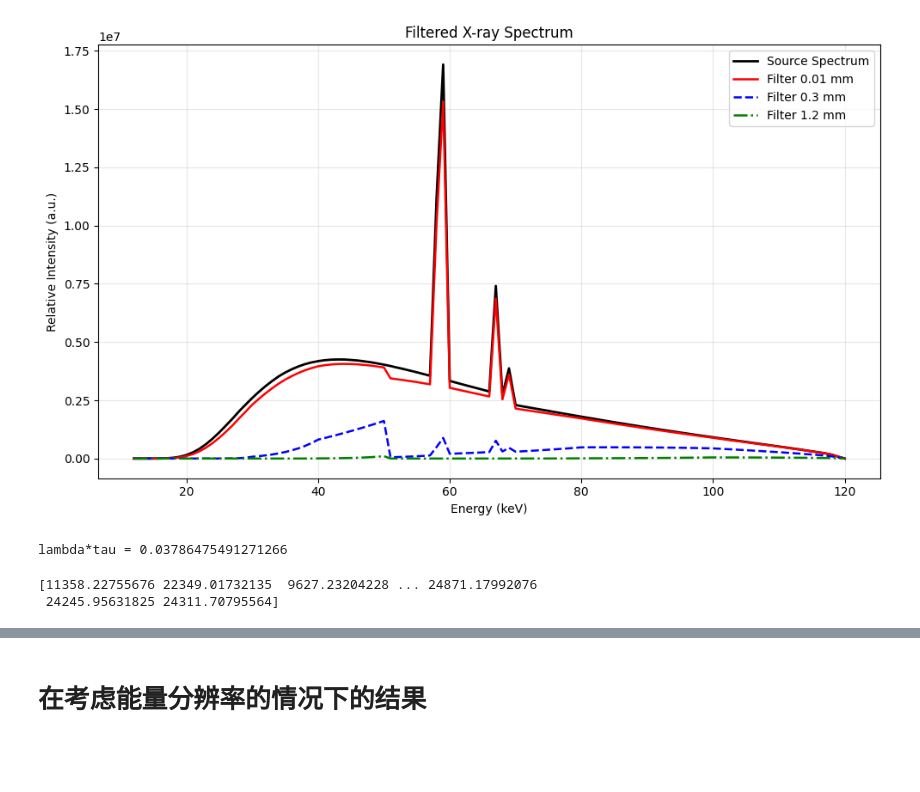
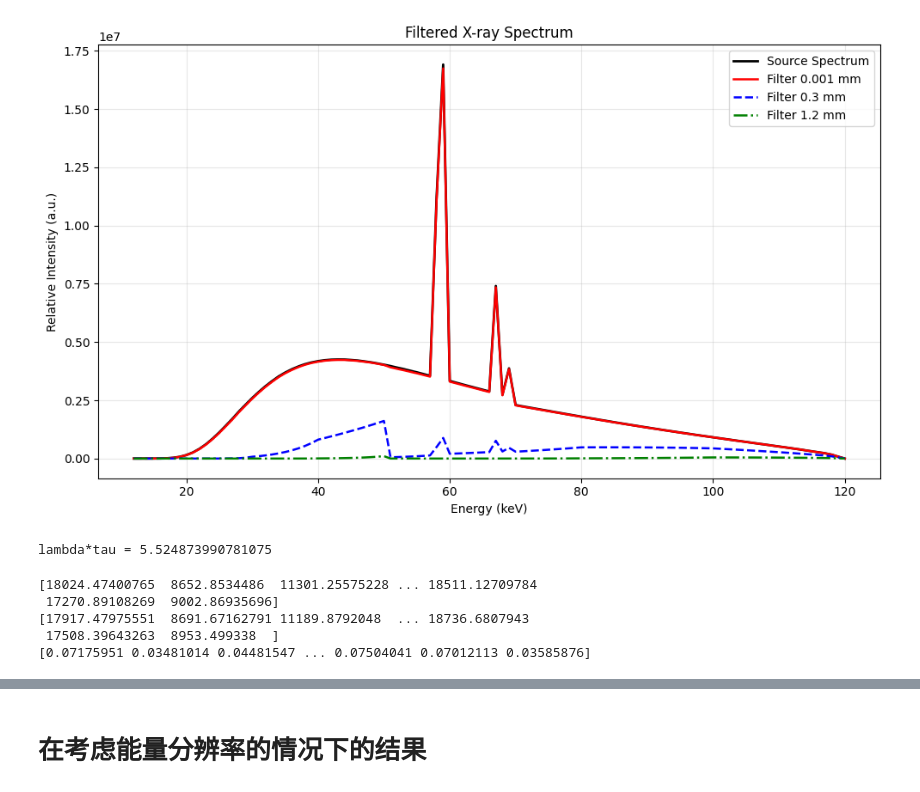
Before and after one commit to lifei-china/PhotonDetector, a Jupyter notebook: poisson_signal_generator.ipynb, the cells around one changed output, grey strips where cells are left out. Cells and saved outputs as stored; diff of their text form; code cells hidden in the pictures; blank space fills up the shorter version.

```diff
--- a/poisson_signal_generator.ipynb
+++ b/poisson_signal_generator.ipynb
@@ -49,37 +49,37 @@
 # %%
 import numpy as np
 import matplotlib.pyplot as plt
 from poisson_signal_generator_utils import generate_signal, build_energy_bins_and_pdf, compute_filtered_spectrum
 
 ## 待做：找一找 asci 本底噪声电子噪声的信号波形，来做模拟
 
 # 参数列表：
         #   density_Ce = 6.77
         #   density_Gd = 7.90
         #   density_W  = 19.3
         #   density_Pb = 11.34
         #   density_Al = 2.70
 
 # 1) 读取理论光谱文件,
 
 # data = np.loadtxt('spectrum_file/spek_120.txt',
 #                   skiprows=1)     # skiprows=1，跳过第一行
 # energies = data[:,0]              # 能量点，单位 keV
 # values   = data[:,1]              # 对应归一化强度 N[keV cm^2 mAs]^-1 @ 1 meter
 
 density_Gd = 7.90
 energies, Phi_in, Phi_out_list = compute_filtered_spectrum(
     spek_path="spectrum_file/spek_120.txt",
     xcom_filter_path="spectrum_file/Gd_mu_over_rho.csv",
     density= density_Gd,
-    thickness_mm_list=[0.01, 0.3, 1.20],
+    thickness_mm_list=[0.001, 0.3, 1.20],
     plot=True
 )
 # %% [output]
-[figure, old version]
+[figure, new version]
 # %%
 # 1) 读取所需光谱
-values = Phi_out_list[2]
+values = Phi_out_list[0]
 bins, pdf, dE = build_energy_bins_and_pdf(energies,
                                           values) # 构建坐标轴 计算入射计数率 λ（counts/s）# ---------- 用中心能量构造“边界” -> 保证 bins 长度 = N+1, pdf 长度 = N ----------
 
@@ -95,15 +95,19 @@ pixel_length_cm = pixel_length * 100.0            # [cm]
 
 # 2-1) 光子信号在芯片上的假设参数
 pulse   = 15e-9                 # 信号脉宽 15ns      [s]
-W_eV = 4.4                      # CdTe 1eV 产生一对电子 [eV/pair]
+W_eV = 4.5                      # CdTe 1eV 产生一对电子 [eV/pair]
 g_mat = 1000.0 / W_eV           # ~ 227 e-h pairs per keV
 
 # 3） 芯片参数设置
 delta_t = 1e-9                    # 采样帧频率 1ns     [s]
 integral_time = 400e-6             # 信号积分时间 400us [s]
-Capacitance = 40e-15            # 典型的 CdTe/CZT PCD 前端电容量级 [F]
+# Capacitance = 40e-15            # 典型的 CdTe/CZT PCD 前端电容量级 [F]
+Capacitance = 40e-15           # 典型的 CdTe/CZT PCD 前端电容量级 [F]
 gain = 1.1764/g_mat
 offset  = 43.35                 # (1.1764,43.35) 来自TSPZ157B0007 pixel_0_1
+noise_ENC_BLRoff = 330                 # Equivalent Noise Charge 芯片上的等效噪声电荷数
+noise_ENC_BLRon_LowRange   = 350
+noise_ENC_BLRon_HighRange  = 390
 
 # 4) 计算参数
 A_cm2  = pixel_length_cm**2    # m->cm，面积用 cm^2
@@ -111,14 +115,14 @@ photon_rate = np.sum(values * dE * I_mA * (1.0/r_m)**2 * A_cm2)   # 射线源的
 
 print("lambda*tau =", photon_rate * pulse)  # 无量纲
 # %% [output]
-lambda*tau = 0.03786475491271266
+lambda*tau = 5.524873990781075
 # %%
 from poisson_signal_generator_utils import make_threshold_grid_from_energy, spectrum_from_signal
 from poisson_signal_generator_utils import plot_signals_over_time, plot_signals_grid
 
 # -------- 固定全局阈值轴（重要！）--------
 
-thr_grid = make_threshold_grid_from_energy(bins, gain=gain, n_thr=256)
+thr_grid = make_threshold_grid_from_energy(bins, gain=1, n_thr=256)
 
 # 5） 根据 归一化的 谱，产生时间信号
 n_runs = 1   # 重复次数
@@ -128,10 +132,11 @@ signals = []  # 存每次生成的波形
 
 for _ in range(n_runs):
     t, sig, times, amps = generate_signal(bins, pdf, photon_rate,
-                                      integral_time * 5,
+                                      integral_time ,
                                       pulse,     # 脉宽
                                       delta_t,              # 1ns
                                       g_mat = g_mat,
+                                      noise_ENC = noise_ENC_BLRoff,
                                       Cf = Capacitance,
                                       pulse_shape='gauss'
                                       )
@@ -148,8 +153,11 @@ differential_avg = np.mean(differentials, axis=0)
 
 # plot_signals_grid(t, signals, max_plot=4, zoom=(5.0, 5.2))
 # %% [output]
-[11358.22755676 22349.01732135  9627.23204228 ... 24871.17992076
- 24245.95631825 24311.70795564]
+[18024.47400765  8652.8534486  11301.25575228 ... 18511.12709784
+ 17270.89108269  9002.86935696]
+[17917.47975551  8691.67162791 11189.8792048  ... 18736.6807943
+ 17508.39643263  8953.499338  ]
+[0.07175951 0.03481014 0.04481547 ... 0.07504041 0.07012113 0.03585876]
 # %%
 
 plot_signals_over_time(t, signals, max_plot=5, zoom=(5.0, 5.2))
```
Also changed, not shown: parts of 6 cells of this notebook, 1 other file.
